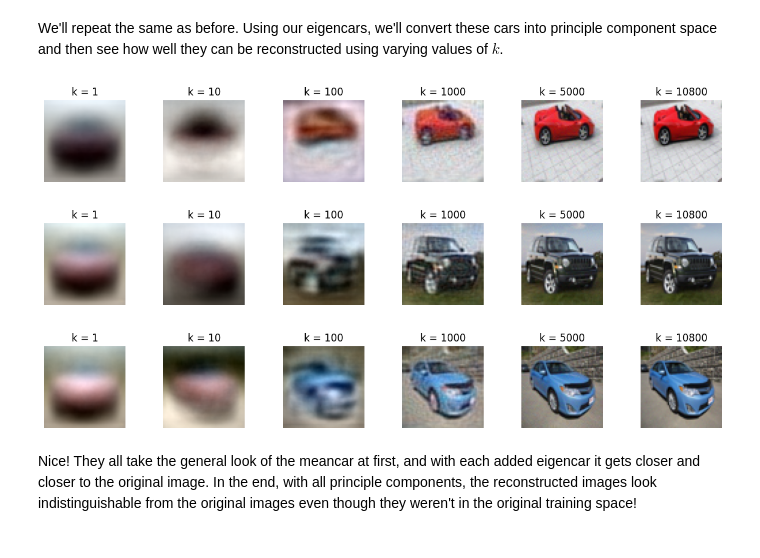
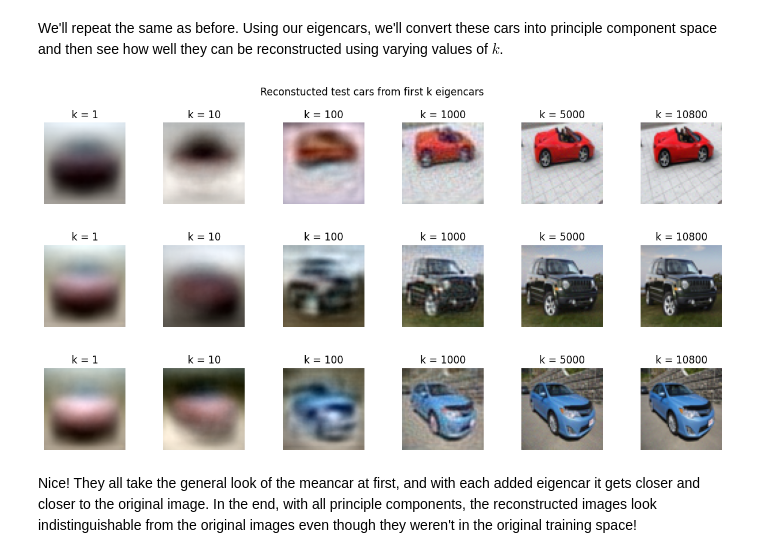
Before and after one commit to jaketakes/cogs118b-final-project, a Jupyter notebook: project.ipynb, the cells around one changed output. Cells and saved outputs as stored; diff of their text form; code cells hidden in the pictures.

```diff
--- a/project.ipynb
+++ b/project.ipynb
@@ -493,35 +493,39 @@ for i in range(len(test_ind)):
     C_test.append(c)
 # %%
 K = [1, 10, 100, 1000, 5000, len(cars)]
+title = False
 for c in C_test:
     results = []
     for k in K:
         kU = U[:,:k]
         cU = c[:k, :]
         reconstructed_k = (kU @ cU) + meancar
         results.append(reconstructed_k)
 
     # make subplot to display images
     # define rows and columns
     rows = 3
     cols = 6
 
     plt.figure(figsize=(15, 6))
+    if title == False:
+        plt.suptitle('Reconstucted test cars from first k eigencars')
+        title = True
 
     for i, img in enumerate(results):
         plt.subplot(rows, cols, i+1)
 
         # below is same as viewimage() function defined earlier
         img = img.reshape(60, 60, 3) # reshape to RGB
 
         # scale to 0–1 for display
         img = (img - img.min()) / (img.max() - img.min())
 
         plt.imshow(img)
         plt.title(f"k = {K[i]}")
         plt.axis("off")
 # %% [output]
-[figure, old version]
+[figure, new version]
 [figure]
 [figure]
 # %% [markdown]
```
